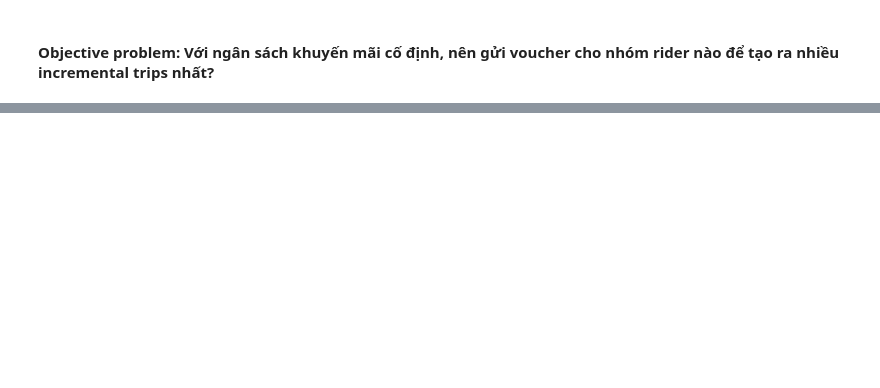
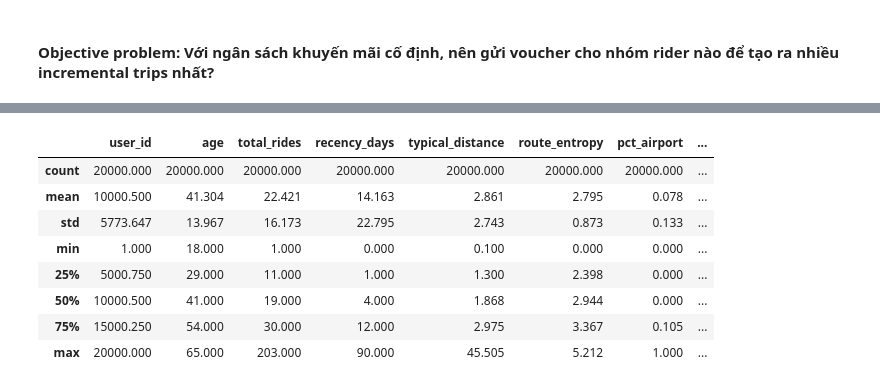
Before and after one commit to nguyennkhanhlinh/Growth-Experimentation-Project-for-Ride-Hailing-Promotions, a Jupyter notebook: 02. Synthetic_data/gen_synthetic_data_v_final.ipynb, the cells around one changed output, grey strips where cells are left out. Cells and saved outputs as stored; diff of their text form; code cells hidden in the pictures; blank space fills up the shorter version.

```diff
--- a/02. Synthetic_data/gen_synthetic_data_v_final.ipynb
+++ b/02. Synthetic_data/gen_synthetic_data_v_final.ipynb
@@ -467,0 +381,30 @@ T_rct = 10,002 (50.0%) | T_obs = 9,999 (50.0%)
+# %%
+# Sinh phân phối archetype cho từng rider bằng Dirichlet.
+# Mỗi rider có tỷ lệ hành vi khác nhau trên N_ARCH nhóm. ALPHA lớn -> rider giống phân phối chung TLC hơn. ALPHA nhỏ -> hành vi giữa rider khác biệt hơn.
+w_i = rng.dirichlet(ALPHA * p_arch * N_ARCH, size=N_RIDERS)
+rid_all = np.repeat(np.arange(N_RIDERS), n_i)
+
+# Chọn archetype cho từng chuyến dựa trên profile hành vi của rider.
+# Rider có xác suất archetype nào cao thì chuyến của họ có khả năng thuộc archetype đó cao hơn.
+a_all = np.clip((np.cumsum(w_i, 1)[rid_all] < rng.random(len(rid_all))[:, None]).sum(1),
+                0, N_ARCH - 1)
+
+# Chuyển các thuộc tính chuyến TLC sang numpy array
+arch  = d.arch.to_numpy()
+dist  = d.trip_distance.to_numpy(np.float64); fare = d.fare_amount.to_numpy(np.float64)
+hour  = d.hour.to_numpy(np.int64)
+is_air = d.is_air.to_numpy(np.int8);   is_wknd = d.is_wknd.to_numpy(np.int8)
+is_flex = d.is_flex.to_numpy(np.int8); is_card = d.is_card.to_numpy(np.int8)
+trate = np.nan_to_num(d.tip_rate.to_numpy(np.float64))
+PU = d.PULocationID.to_numpy(np.int64); DO = d.DOLocationID.to_numpy(np.int64)
+N_ZONE = 266
+
+# boc DEU trong tung archetype
+ord_a = np.argsort(arch, kind="stable").astype(np.int32)
+cnt_a = np.bincount(arch, minlength=N_ARCH)
+st_a  = np.concatenate([[0], np.cumsum(cnt_a)])
+idx_all = ord_a[st_a[a_all] +
+                (rng.random(len(a_all)) * cnt_a[a_all]).astype(np.int64)].astype(np.int64)
+
+print(f"{N_RIDERS:,} rider / {len(idx_all):,} chuyen "
+      f"(trung binh {len(idx_all)/N_RIDERS:.1f} chuyen/rider trong {W_FEAT} ngay)")
@@ -467,0 +554,12 @@ T_rct = 10,002 (50.0%) | T_obs = 9,999 (50.0%)
+# %%
+display(riders.describe().round(3))
+# %% [output]
+|  | user_id | age | total_rides | recency_days | typical_distance | route_entropy | pct_airport | ... |
+| count | 20000.000 | 20000.000 | 20000.000 | 20000.000 | 20000.000 | 20000.000 | 20000.000 | ... |
+| mean | 10000.500 | 41.304 | 22.421 | 14.163 | 2.861 | 2.795 | 0.078 | ... |
+| std | 5773.647 | 13.967 | 16.173 | 22.795 | 2.743 | 0.873 | 0.133 | ... |
+| min | 1.000 | 18.000 | 1.000 | 0.000 | 0.100 | 0.000 | 0.000 | ... |
+| 25% | 5000.750 | 29.000 | 11.000 | 1.000 | 1.300 | 2.398 | 0.000 | ... |
+| 50% | 10000.500 | 41.000 | 19.000 | 4.000 | 1.868 | 2.944 | 0.000 | ... |
+| 75% | 15000.250 | 54.000 | 30.000 | 12.000 | 2.975 | 3.367 | 0.105 | ... |
+| max | 20000.000 | 65.000 | 203.000 | 90.000 | 45.505 | 5.212 | 1.000 | ... |
```
Also changed, not shown: parts of 44 cells of this notebook.
